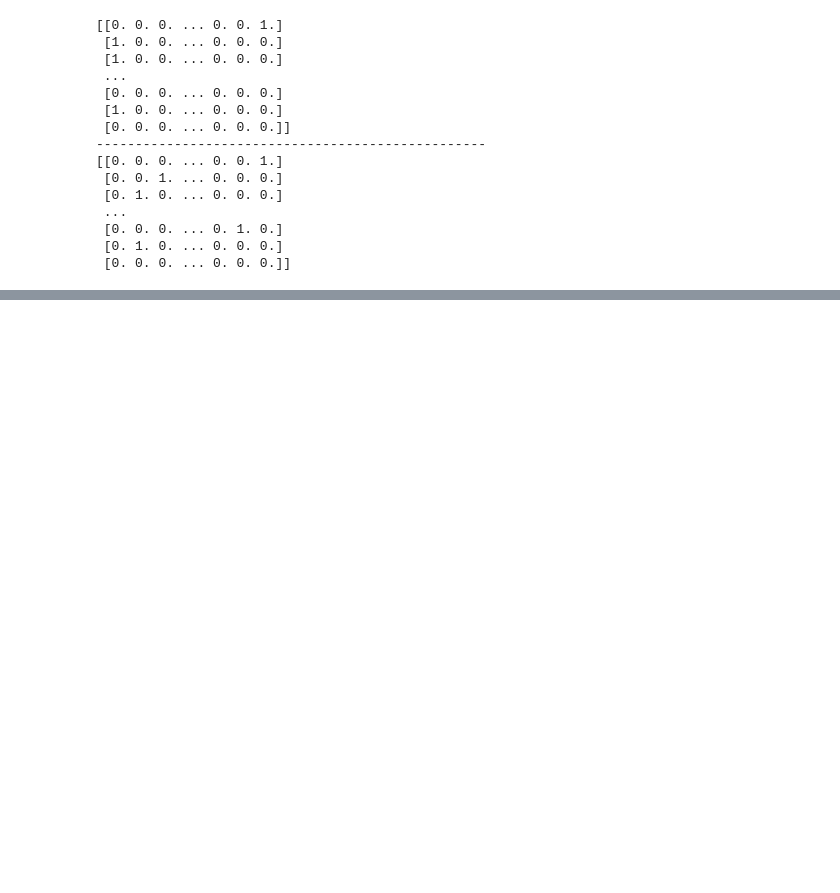
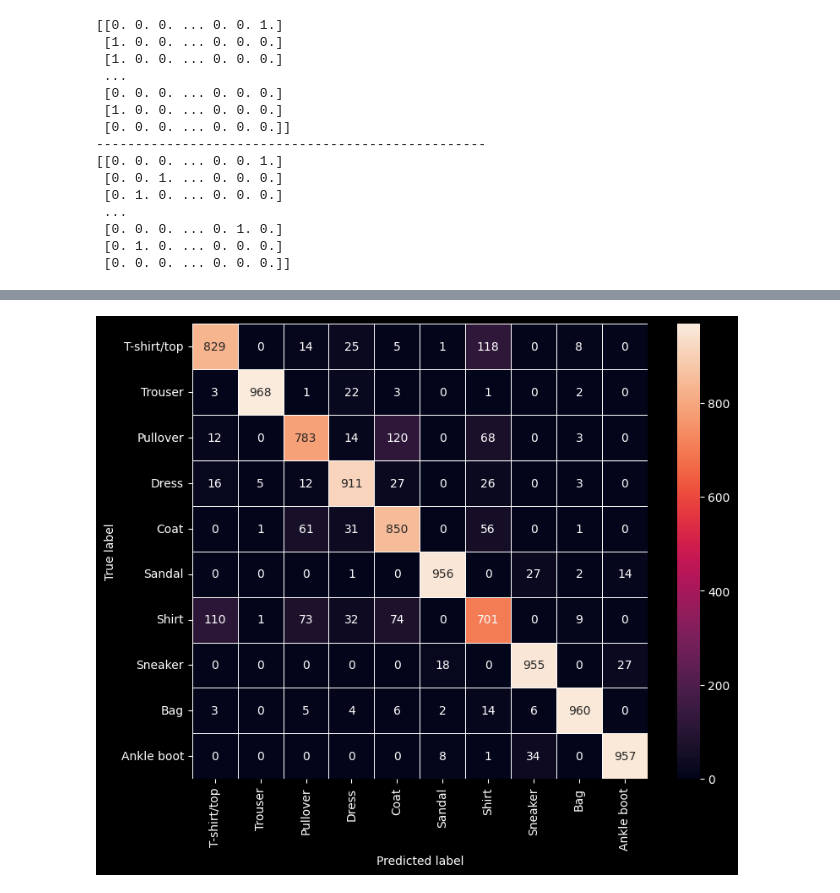
Before and after one commit to 07subhadip/CNN-Projects, a Jupyter notebook: fashion-mnist-fnn-model.ipynb, the cells around one changed output, grey strips where cells are left out. Saved outputs shown, nothing was run; the diff lists cells and outputs as text; code cells hidden in the pictures; blank space fills up the shorter version.

```diff
--- a/fashion-mnist-fnn-model.ipynb
+++ b/fashion-mnist-fnn-model.ipynb
@@ -342,0 +477,26 @@ plt.show()
+# %%
+true_labels = np.argmax(y_test, axis = 1)
+
+confusion_matrix = tf.math.confusion_matrix(
+    true_labels,
+    predictions
+)
+
+f, ax = plt.subplots(figsize=(9, 7))
+
+sns.heatmap(
+    confusion_matrix,
+    annot = True,
+    linewidths = 0.5,
+    fmt = "d",
+    square = True,
+    ax = ax,
+    xticklabels = class_names,
+    yticklabels = class_names
+)
+
+plt.xlabel("Predicted label")
+plt.ylabel("True label")
+plt.show()
+# %% [output]
+[figure, added]
```
Also changed, not shown: parts of 20 cells of this notebook.
